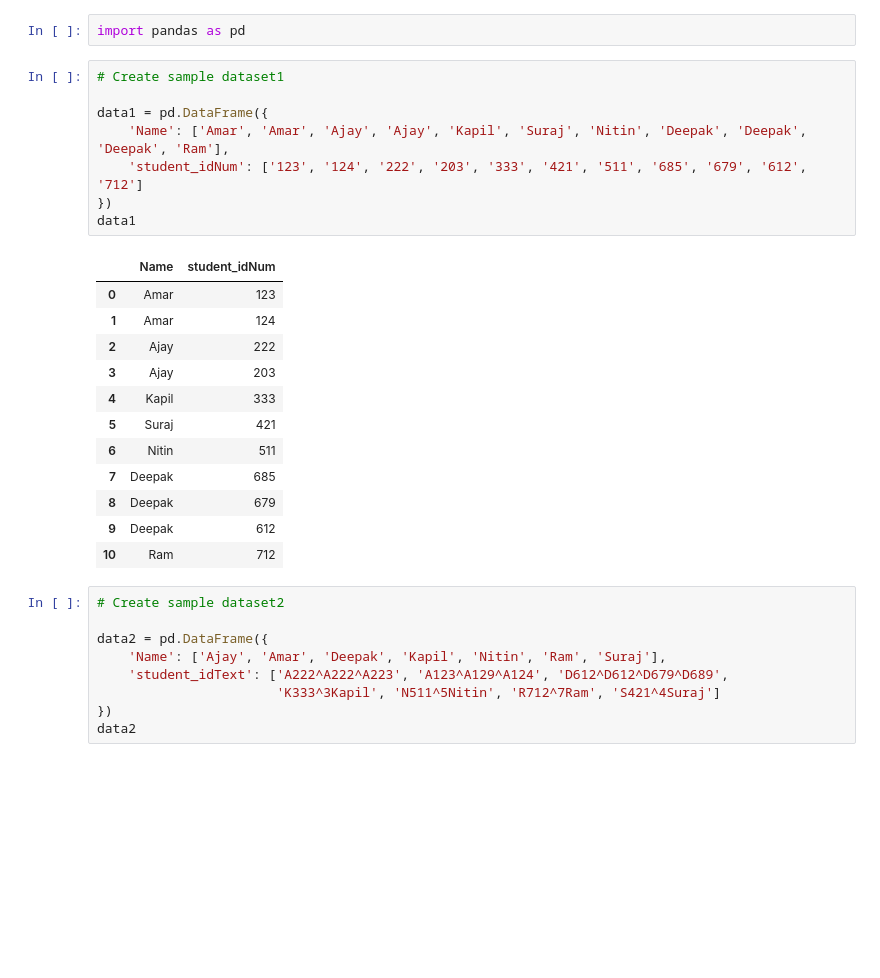
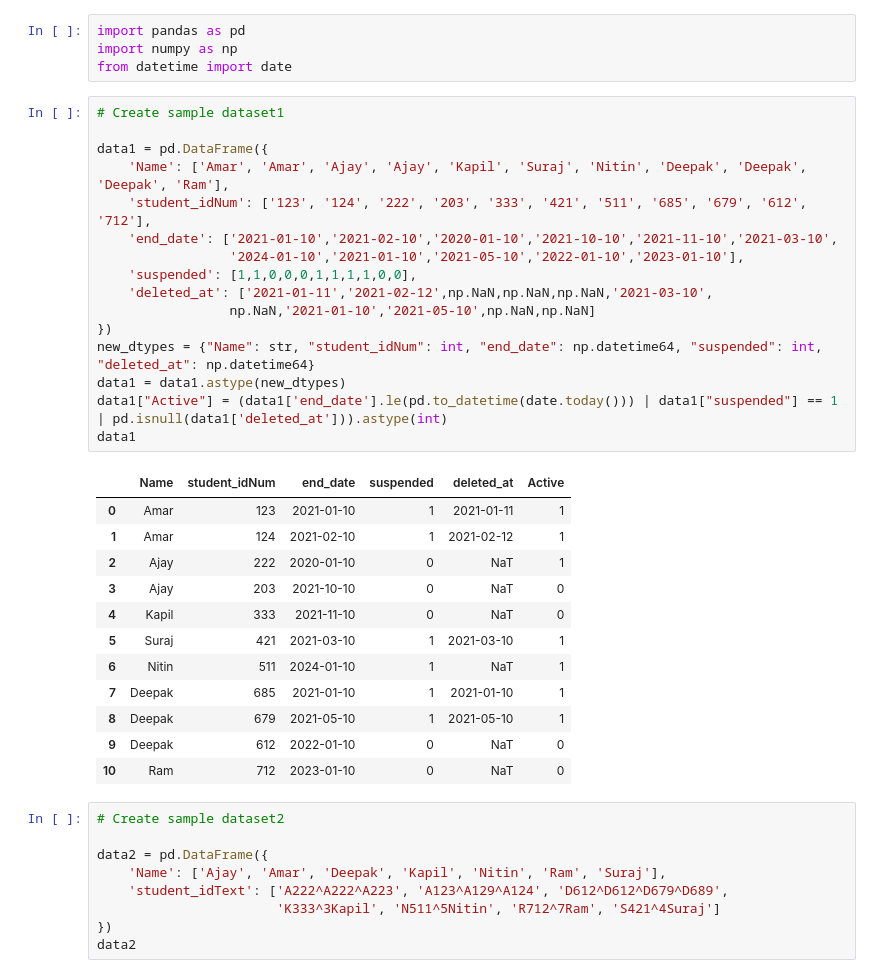
Before and after one commit to janardanchavan/Python, a Jupyter notebook: Project - Compare Student Ids.ipynb, the cells around one changed output. Saved outputs shown, nothing was run; the diff lists cells and outputs as text; blank space fills up the shorter version.

```diff
--- a/Project - Compare Student Ids.ipynb
+++ b/Project - Compare Student Ids.ipynb
@@ -1,26 +1,36 @@
 # %%
 import pandas as pd
+import numpy as np
+from datetime import date
-# %%
-# Create sample dataset1
-
-data1 = pd.DataFrame({
-    'Name': ['Amar', 'Amar', 'Ajay', 'Ajay', 'Kapil', 'Suraj', 'Nitin', 'Deepak', 'Deepak', 'Deepak', 'Ram'],
-    'student_idNum': ['123', '124', '222', '203', '333', '421', '511', '685', '679', '612', '712']
-})
-data1
-# %% [output]
-|  | Name | student_idNum |
-| 0 | Amar | 123 |
-| 1 | Amar | 124 |
-| 2 | Ajay | 222 |
-| 3 | Ajay | 203 |
-| 4 | Kapil | 333 |
-| 5 | Suraj | 421 |
-| 6 | Nitin | 511 |
-| 7 | Deepak | 685 |
-| 8 | Deepak | 679 |
-| 9 | Deepak | 612 |
-| 10 | Ram | 712 |
+# %%
+# Create sample dataset1
+
+data1 = pd.DataFrame({
+    'Name': ['Amar', 'Amar', 'Ajay', 'Ajay', 'Kapil', 'Suraj', 'Nitin', 'Deepak', 'Deepak', 'Deepak', 'Ram'],
+    'student_idNum': ['123', '124', '222', '203', '333', '421', '511', '685', '679', '612', '712'],
+    'end_date': ['2021-01-10','2021-02-10','2020-01-10','2021-10-10','2021-11-10','2021-03-10',
+                 '2024-01-10','2021-01-10','2021-05-10','2022-01-10','2023-01-10'],
+    'suspended': [1,1,0,0,0,1,1,1,1,0,0],
+    'deleted_at': ['2021-01-11','2021-02-12',np.NaN,np.NaN,np.NaN,'2021-03-10',
+                 np.NaN,'2021-01-10','2021-05-10',np.NaN,np.NaN]
+})
+new_dtypes = {"Name": str, "student_idNum": int, "end_date": np.datetime64, "suspended": int, "deleted_at": np.datetime64}
+data1 = data1.astype(new_dtypes)
+data1["Active"] = (data1['end_date'].le(pd.to_datetime(date.today())) | data1["suspended"] == 1 | pd.isnull(data1['deleted_at'])).astype(int)
+data1
+# %% [output]
+|  | Name | student_idNum | end_date | suspended | deleted_at | Active |
+| 0 | Amar | 123 | 2021-01-10 | 1 | 2021-01-11 | 1 |
+| 1 | Amar | 124 | 2021-02-10 | 1 | 2021-02-12 | 1 |
+| 2 | Ajay | 222 | 2020-01-10 | 0 | NaT | 1 |
+| 3 | Ajay | 203 | 2021-10-10 | 0 | NaT | 0 |
+| 4 | Kapil | 333 | 2021-11-10 | 0 | NaT | 0 |
+| 5 | Suraj | 421 | 2021-03-10 | 1 | 2021-03-10 | 1 |
+| 6 | Nitin | 511 | 2024-01-10 | 1 | NaT | 1 |
+| 7 | Deepak | 685 | 2021-01-10 | 1 | 2021-01-10 | 1 |
+| 8 | Deepak | 679 | 2021-05-10 | 1 | 2021-05-10 | 1 |
+| 9 | Deepak | 612 | 2022-01-10 | 0 | NaT | 0 |
+| 10 | Ram | 712 | 2023-01-10 | 0 | NaT | 0 |
 # %%
 # Create sample dataset2
 
```
Also changed, not shown: parts of 14 cells of this notebook.
